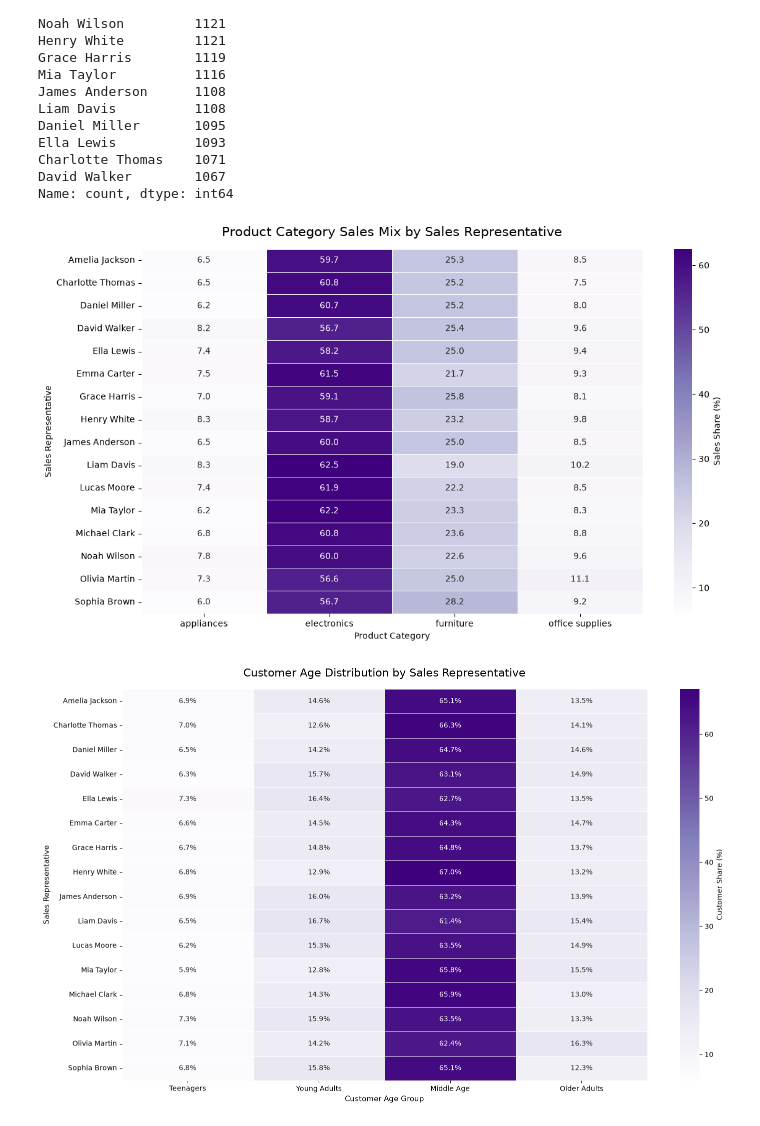
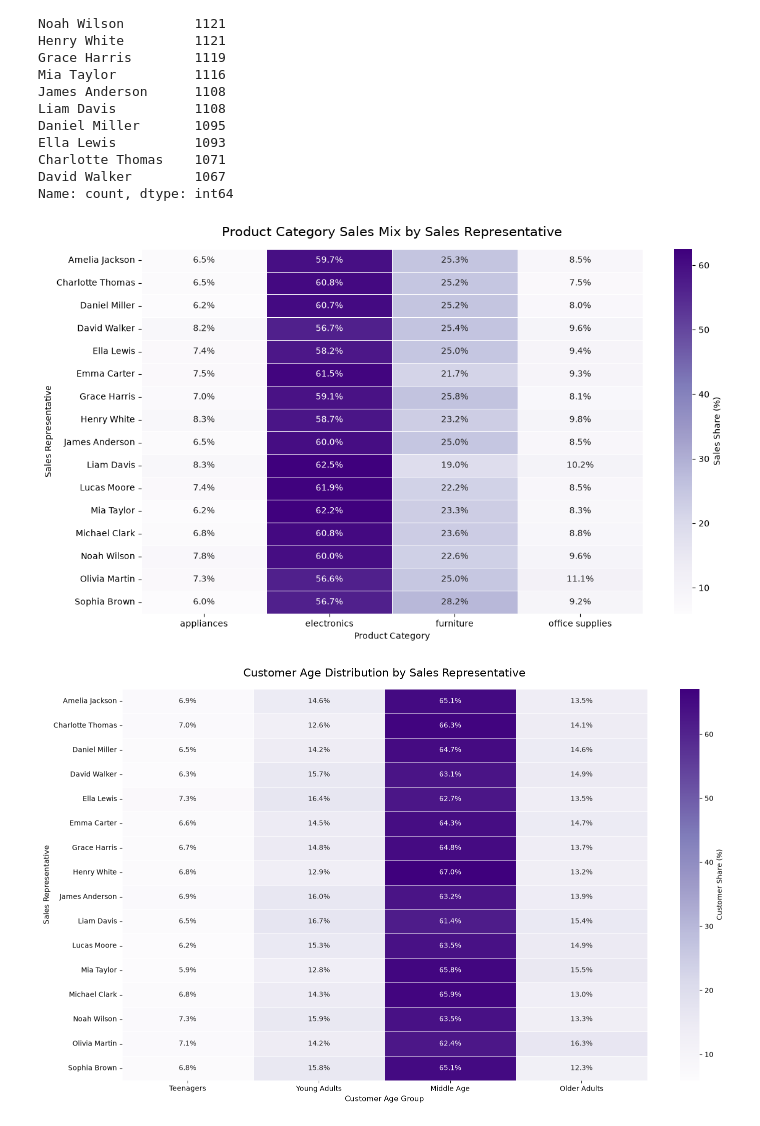
Before and after one commit to aslbektheanalyst/Portfolio_DA, a Jupyter notebook: sales_analysis/3representatives.ipynb, the cells around one changed output. Drawn from its saved outputs; the diff is of its cells as text; code cells hidden in the pictures.

```diff
--- a/sales_analysis/3representatives.ipynb
+++ b/sales_analysis/3representatives.ipynb
@@ -33,36 +33,37 @@ rep_category = (
       .sum()
       .unstack(fill_value=0)
 )
 
 rep_share = rep_category.div(rep_category.sum(axis=1), axis=0) * 100
 
 plt.figure(figsize=(12, 7))
 
 sns.heatmap(
     rep_share,
-    annot=True,
-    fmt=".1f",
+    annot=rep_share.map(lambda x: f"{x:.1f}%"),
+    fmt="",
     cmap="Purples",
     linewidths=0.6,
     linecolor="white",
     cbar_kws={"label": "Sales Share (%)"}
 )
 
 plt.title(
     "Product Category Sales Mix by Sales Representative",
     fontsize=15,
     pad=15
 )
+
 plt.xlabel("Product Category")
 plt.ylabel("Sales Representative")
 
 plt.xticks(rotation=0)
 plt.yticks(rotation=0)
 
 plt.tight_layout()
 plt.show()
 # %% [output]
-[figure, old version]
+[figure, new version]
 # %%
 df["age_group"] = pd.cut(
     df["customer_age"],
```
Also changed, not shown: parts of 2 cells of this notebook.
